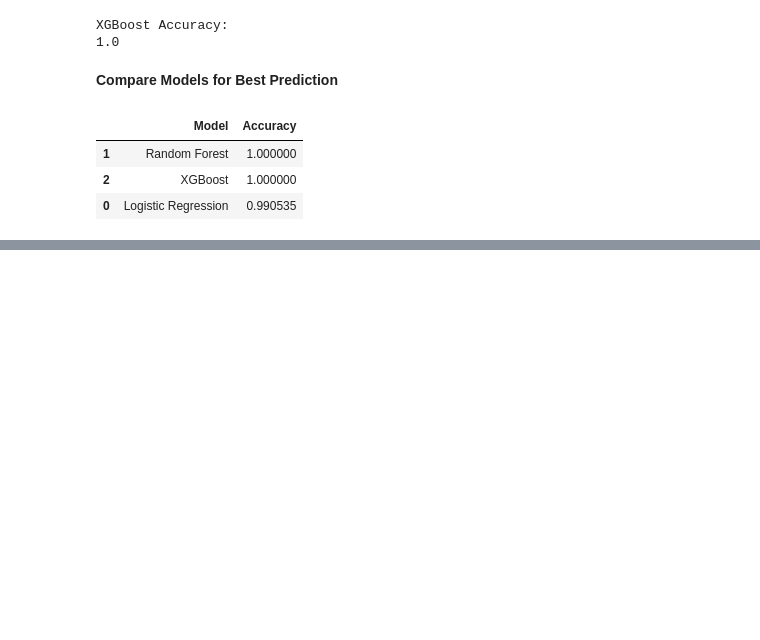
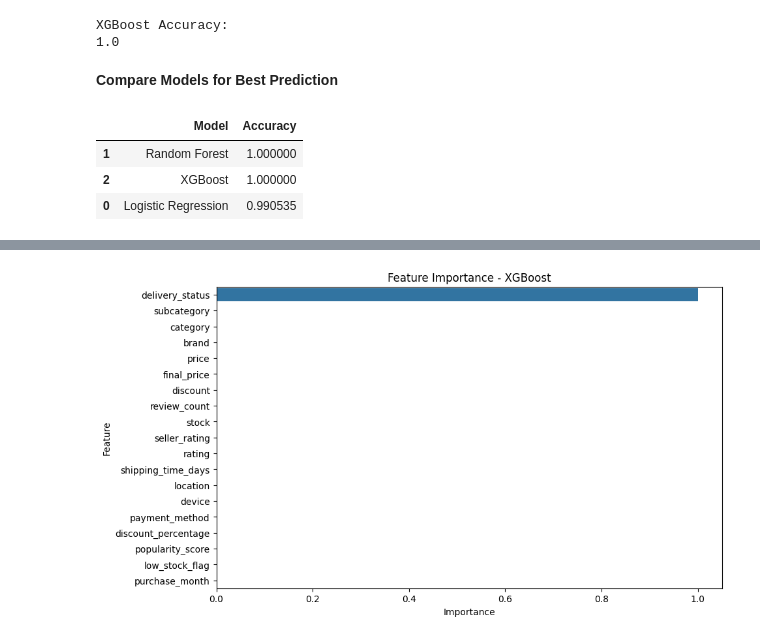
Before and after one commit to nehajayan11-crypto/Return-Delivery-Intelligence-System, a Jupyter notebook: returns-prediction.ipynb, the cells around one changed output, grey strips where cells are left out. Saved outputs shown, nothing was run; the diff lists cells and outputs as text; code cells hidden in the pictures; blank space fills up the shorter version.

```diff
--- a/returns-prediction.ipynb
+++ b/returns-prediction.ipynb
@@ -489,0 +512,28 @@ results.sort_values(by='Accuracy', ascending=False)
+# %%
+# =========================================================
+# 18. FEATURE IMPORTANCE
+# =========================================================
+
+importance_df = pd.DataFrame({
+    'Feature': features,
+    'Importance': xgb_model.feature_importances_
+})
+
+importance_df = importance_df.sort_values(
+    by='Importance',
+    ascending=False
+)
+
+plt.figure(figsize=(10,6))
+
+sns.barplot(
+    x='Importance',
+    y='Feature',
+    data=importance_df
+)
+
+plt.title('Feature Importance - XGBoost')
+
+plt.show()
+# %% [output]
+[figure, added]
```
Also changed, not shown: parts of 3 cells of this notebook.
